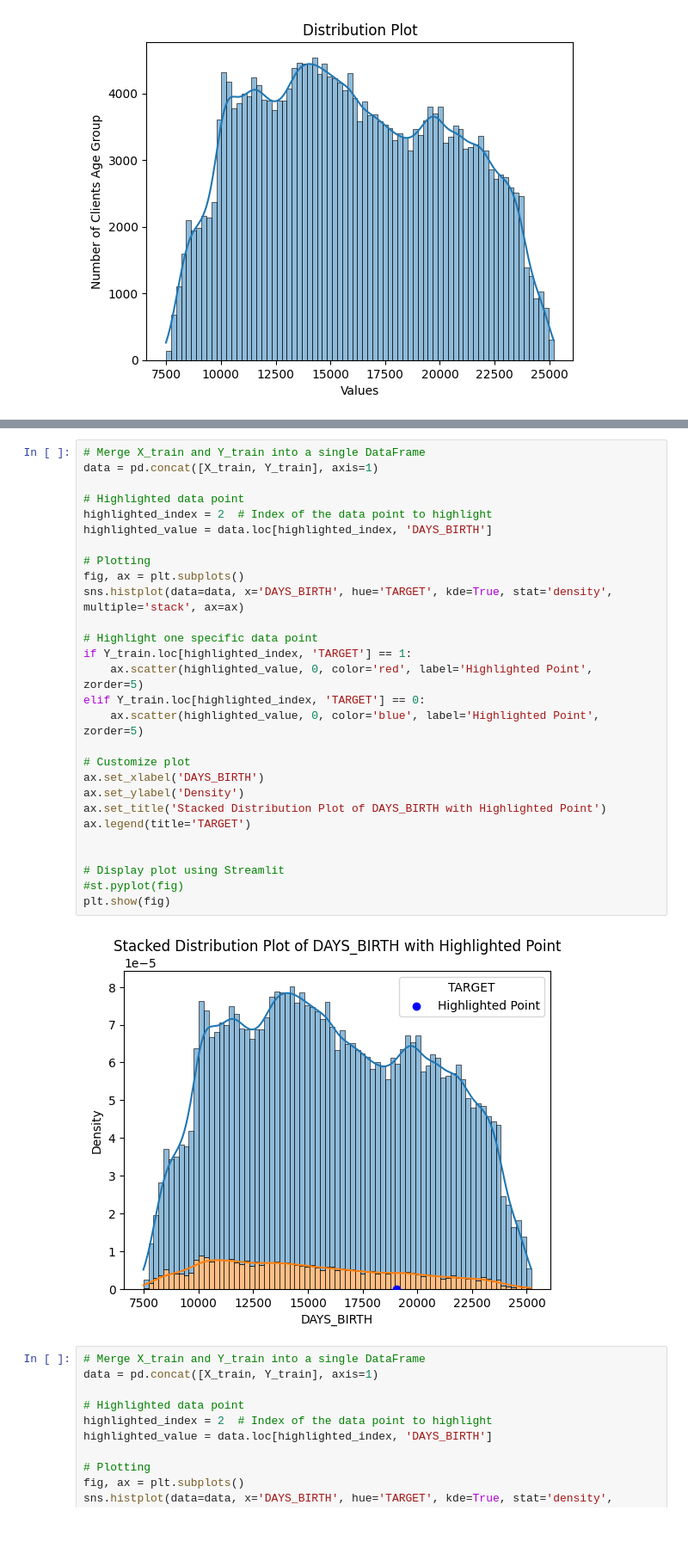
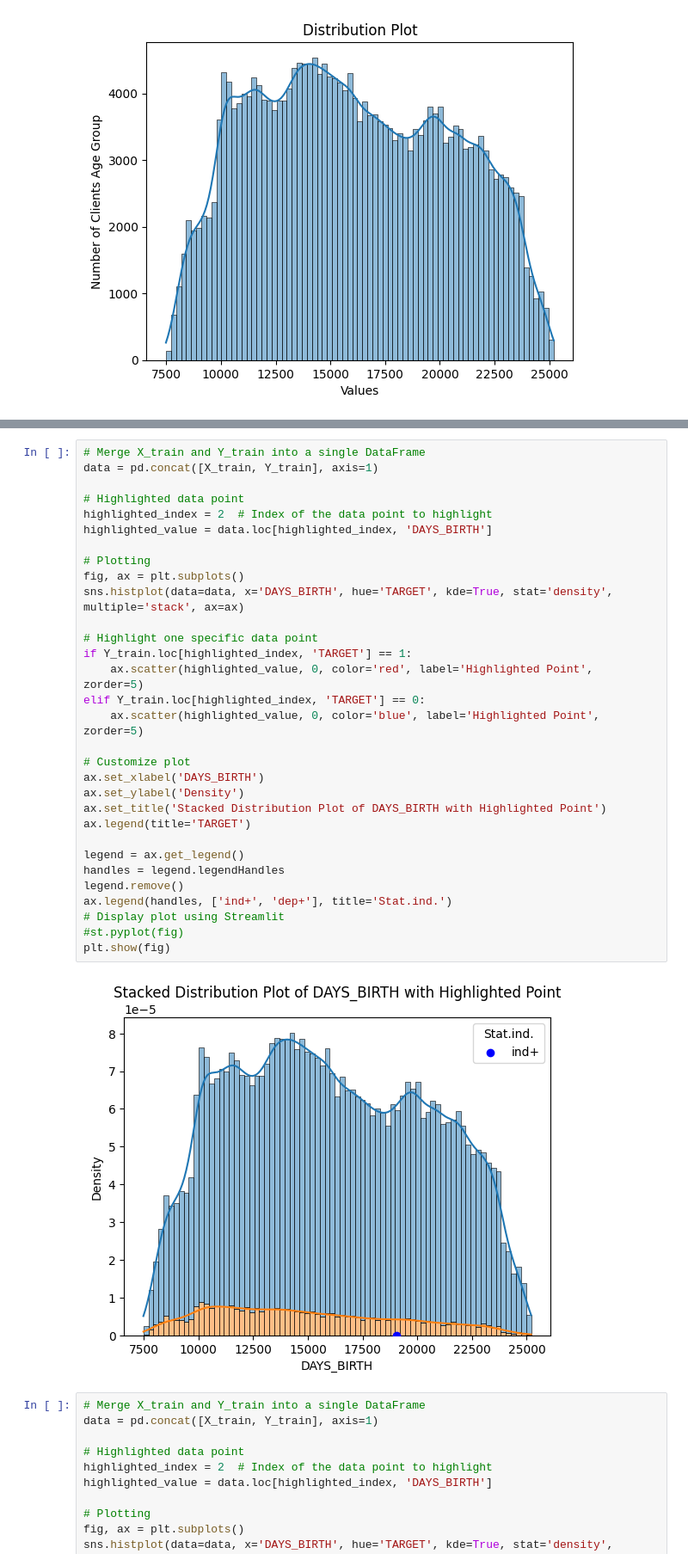
Before and after one commit to MarkoBrie/credit_scoring_with_MLOPS, a Jupyter notebook: Dashboard_test.ipynb, the cells around one changed output, grey strips where cells are left out. Shown at 86% size. Drawn from its saved outputs; the diff is of its cells as text; blank space fills up the shorter version.

```diff
--- a/Dashboard_test.ipynb
+++ b/Dashboard_test.ipynb
@@ -84,33 +169,36 @@ plt.show(fig)
 # %%
 # Merge X_train and Y_train into a single DataFrame
 data = pd.concat([X_train, Y_train], axis=1)
 
 # Highlighted data point
 highlighted_index = 2  # Index of the data point to highlight
 highlighted_value = data.loc[highlighted_index, 'DAYS_BIRTH']
 
 # Plotting
 fig, ax = plt.subplots()
 sns.histplot(data=data, x='DAYS_BIRTH', hue='TARGET', kde=True, stat='density', multiple='stack', ax=ax)
 
 # Highlight one specific data point
 if Y_train.loc[highlighted_index, 'TARGET'] == 1:
     ax.scatter(highlighted_value, 0, color='red', label='Highlighted Point', zorder=5)
 elif Y_train.loc[highlighted_index, 'TARGET'] == 0:
     ax.scatter(highlighted_value, 0, color='blue', label='Highlighted Point', zorder=5)
 
 # Customize plot
 ax.set_xlabel('DAYS_BIRTH')
 ax.set_ylabel('Density')
 ax.set_title('Stacked Distribution Plot of DAYS_BIRTH with Highlighted Point')
 ax.legend(title='TARGET')
 
-
+legend = ax.get_legend()
+handles = legend.legendHandles
+legend.remove()
+ax.legend(handles, ['ind+', 'dep+'], title='Stat.ind.')
 # Display plot using Streamlit
 #st.pyplot(fig)
 plt.show(fig)
 # %% [output]
-[figure, old version]
+[figure, new version]
 # %%
 # Merge X_train and Y_train into a single DataFrame
 data = pd.concat([X_train, Y_train], axis=1)
```
Also changed, not shown: parts of 3 cells of this notebook, 7 other files.
